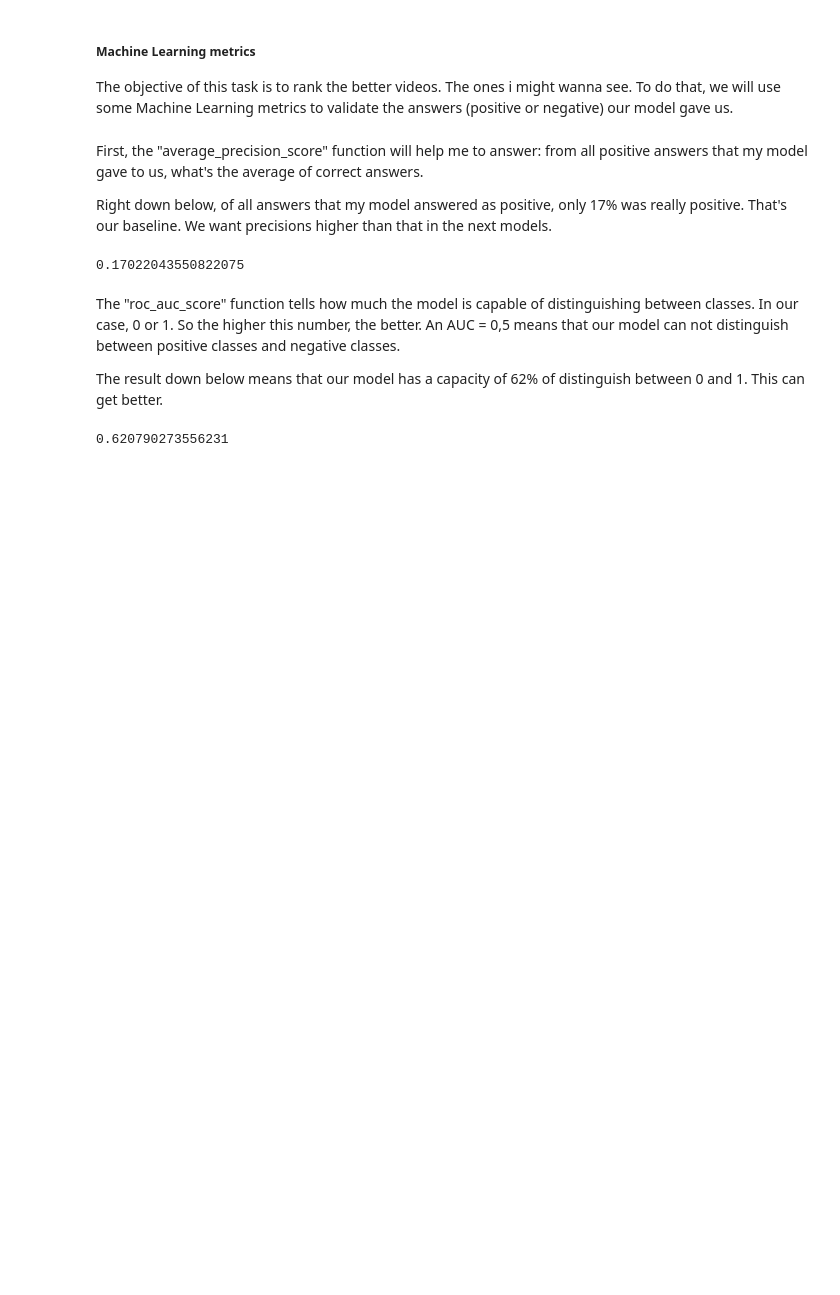
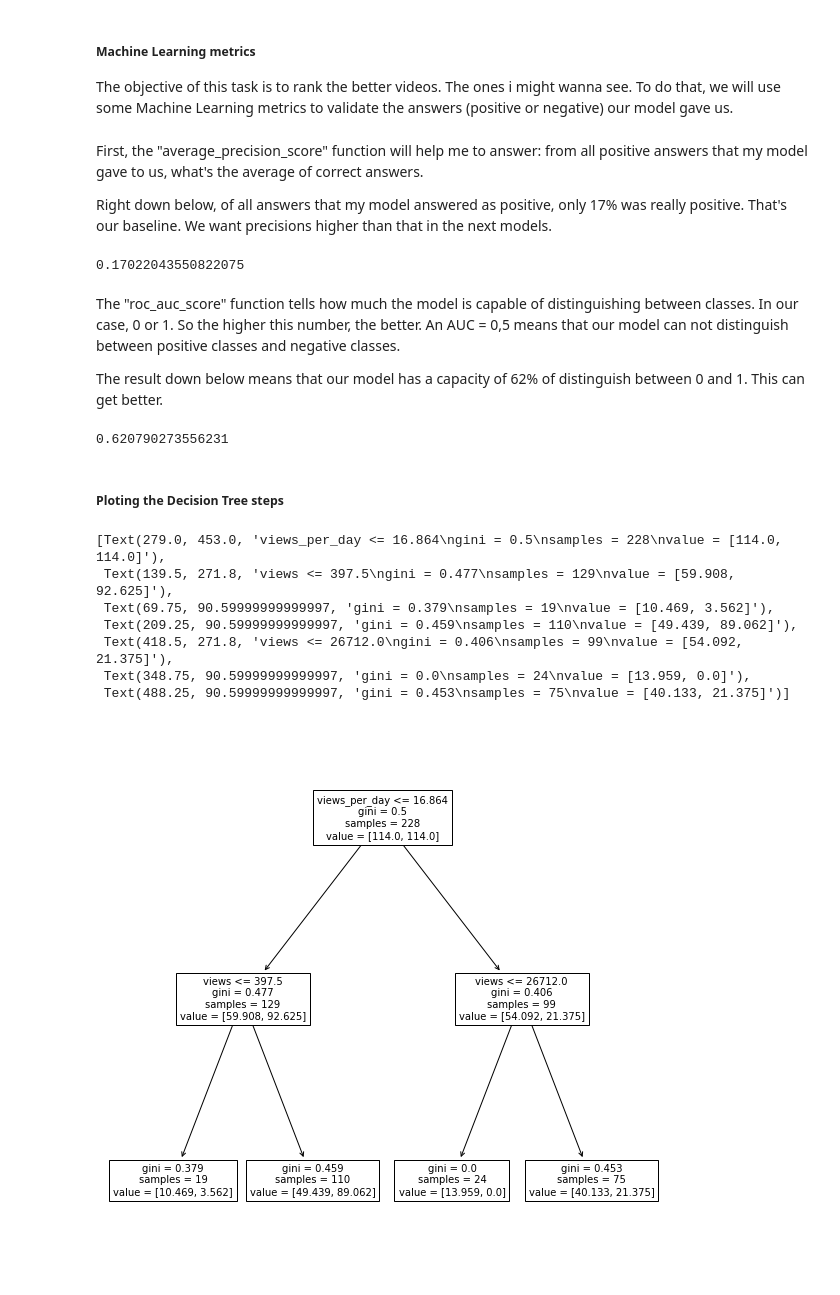
Before and after one commit to geeklicantropo/PORTFOLIO-Data-Science-In-Progress-, a Jupyter notebook: YOUTUBE_VIDEO_RECOMENDER/Creating the model.ipynb, the cells around one changed output. Drawn from its saved outputs; the diff is of its cells as text; code cells hidden in the pictures; blank space fills up the shorter version.

```diff
--- a/YOUTUBE_VIDEO_RECOMENDER/Creating the model.ipynb
+++ b/YOUTUBE_VIDEO_RECOMENDER/Creating the model.ipynb
@@ -315,3 +313,19 @@ average_precision_score(yval, p)
 roc_auc_score(yval, p)
 # %% [output]
 0.620790273556231
+# %% [markdown]
+<h5>Ploting the Decision Tree steps </h5>
+# %%
+from sklearn.tree import plot_tree
+
+fig, ax = pylab.subplots(1,1, figsize=(10,10))
+plot_tree(mdl, ax=ax, feature_names=Xtrain.columns)
+# %% [output]
+[Text(279.0, 453.0, 'views_per_day <= 16.864\ngini = 0.5\nsamples = 228\nvalue = [114.0, 114.0]'),
+ Text(139.5, 271.8, 'views <= 397.5\ngini = 0.477\nsamples = 129\nvalue = [59.908, 92.625]'),
+ Text(69.75, 90.59999999999997, 'gini = 0.379\nsamples = 19\nvalue = [10.469, 3.562]'),
+ Text(209.25, 90.59999999999997, 'gini = 0.459\nsamples = 110\nvalue = [49.439, 89.062]'),
+ Text(418.5, 271.8, 'views <= 26712.0\ngini = 0.406\nsamples = 99\nvalue = [54.092, 21.375]'),
+ Text(348.75, 90.59999999999997, 'gini = 0.0\nsamples = 24\nvalue = [13.959, 0.0]'),
+ Text(488.25, 90.59999999999997, 'gini = 0.453\nsamples = 75\nvalue = [40.133, 21.375]')]
+[figure, added]
```
Also changed, not shown: parts of 1 cell of this notebook.
